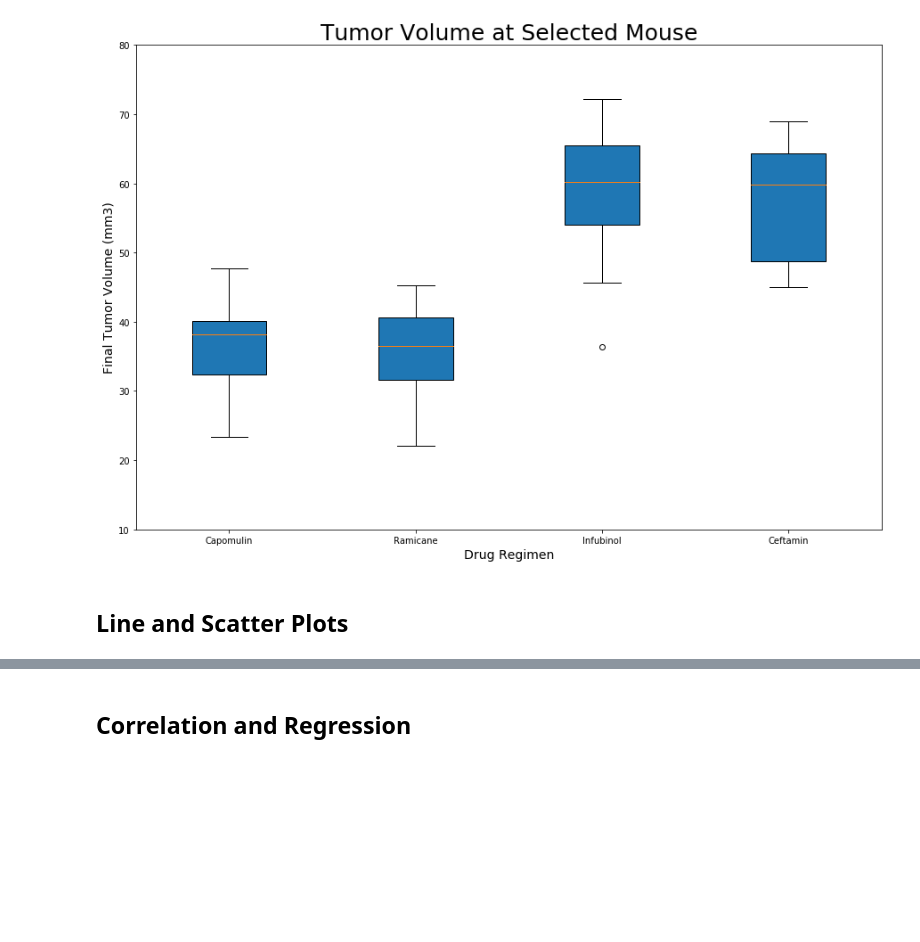
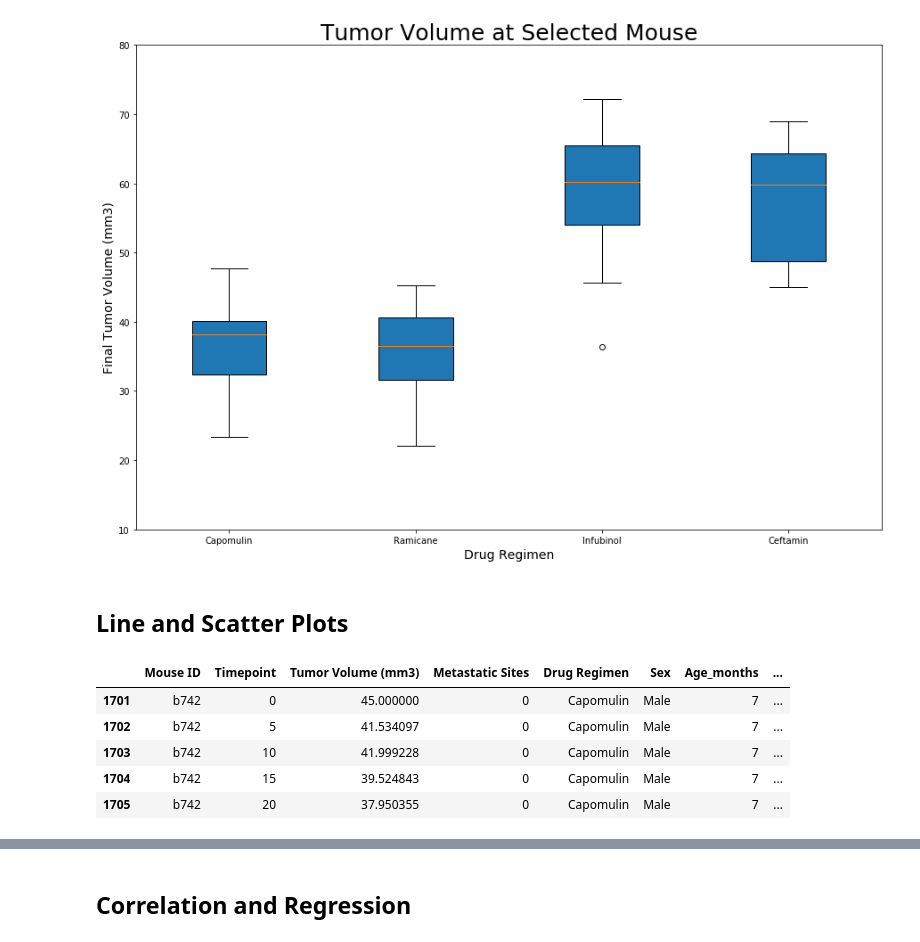
Before and after one commit to nithiyasuresh/Pymaceuticals_Inc_Analysis, a Jupyter notebook: pymaceuticals_nithiya.ipynb, the cells around one changed output, grey strips where cells are left out. Saved outputs shown, nothing was run; the diff lists cells and outputs as text; code cells hidden in the pictures; blank space fills up the shorter version.

```diff
--- a/pymaceuticals_nithiya.ipynb
+++ b/pymaceuticals_nithiya.ipynb
@@ -662,3 +663,12 @@ FileNotFoundError: [Errno 2] No such file or directory: '../Images/box_plot.png'
 ## Line and Scatter Plots
 # %%
 # Generate a line plot of tumor volume vs. time point for a mouse treated with Capomulin
+forline_df = capmulin_df.loc[capmulin_df["Mouse ID"] == "b742",:]
+forline_df.head()
+# %% [output]
+|  | Mouse ID | Timepoint | Tumor Volume (mm3) | Metastatic Sites | Drug Regimen | Sex | Age_months | ... |
+| 1701 | b742 | 0 | 45.000000 | 0 | Capomulin | Male | 7 | ... |
+| 1702 | b742 | 5 | 41.534097 | 0 | Capomulin | Male | 7 | ... |
+| 1703 | b742 | 10 | 41.999228 | 0 | Capomulin | Male | 7 | ... |
+| 1704 | b742 | 15 | 39.524843 | 0 | Capomulin | Male | 7 | ... |
+| 1705 | b742 | 20 | 37.950355 | 0 | Capomulin | Male | 7 | ... |
```
Also changed, not shown: parts of 9 cells of this notebook, 7 other files.
